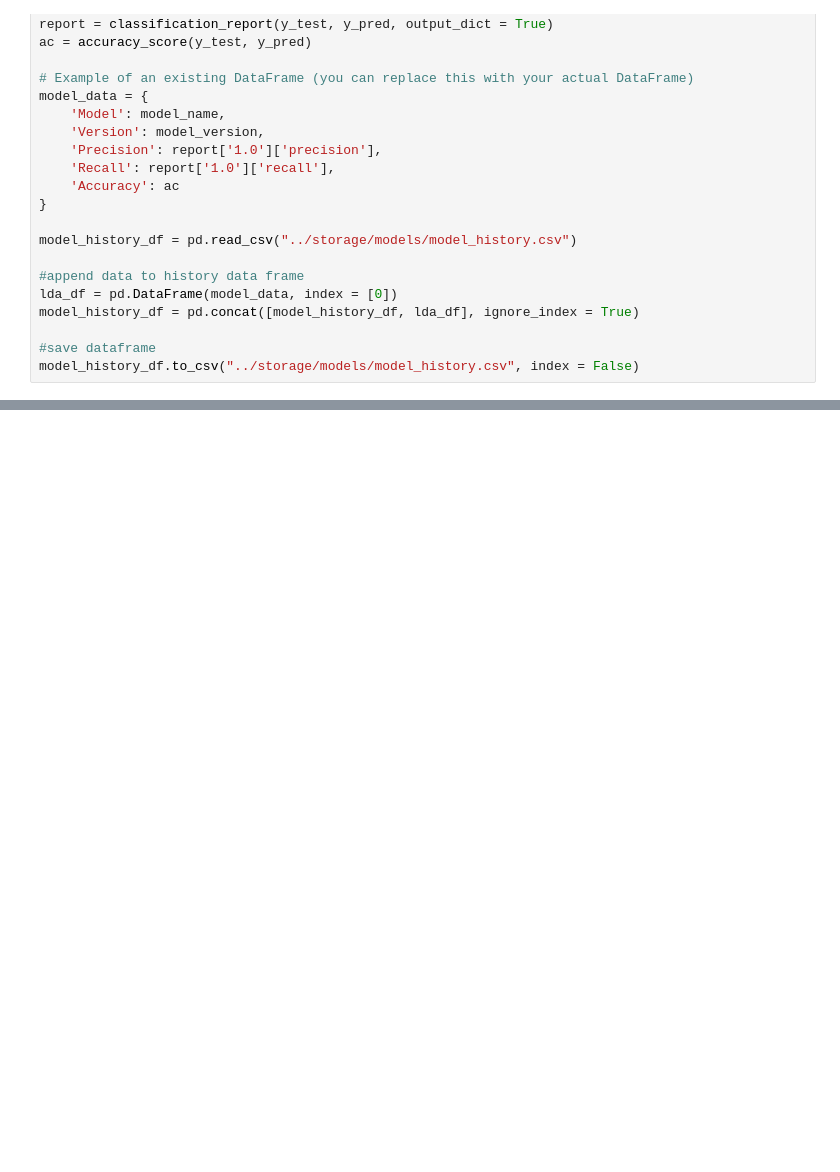
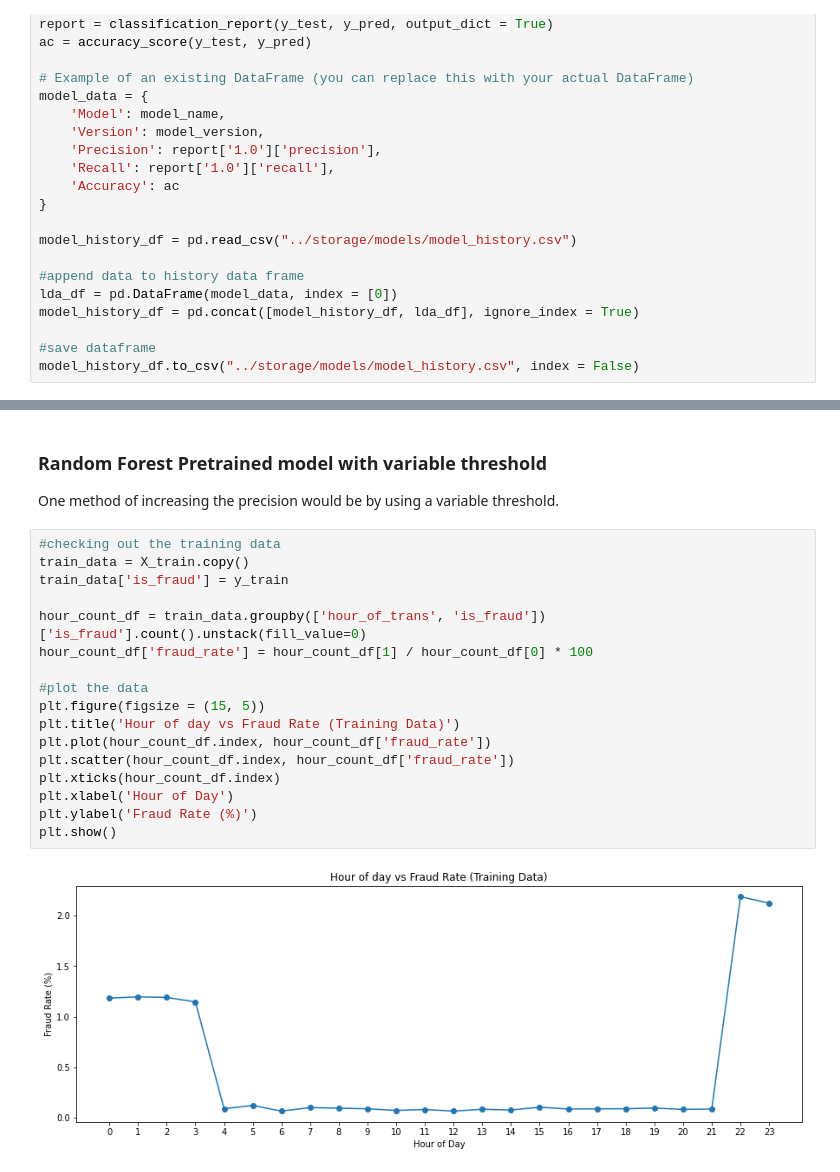
Before and after one commit to kaneelgit/senevirathne-kaneel-EN705603, a Jupyter notebook: securebank/analysis/model_performance.ipynb, the cells around one changed output, grey strips where cells are left out. Cells and saved outputs as stored; diff of their text form; blank space fills up the shorter version.

```diff
--- a/securebank/analysis/model_performance.ipynb
+++ b/securebank/analysis/model_performance.ipynb
@@ -308,0 +382,23 @@ model_history_df.to_csv("../storage/models/model_history.csv", index = False)
+# %% [markdown]
+### Random Forest Pretrained model with variable threshold ###
+
+One method of increasing the precision would be by using a variable threshold.
+# %%
+#checking out the training data
+train_data = X_train.copy()
+train_data['is_fraud'] = y_train
+
+hour_count_df = train_data.groupby(['hour_of_trans', 'is_fraud'])['is_fraud'].count().unstack(fill_value=0)
+hour_count_df['fraud_rate'] = hour_count_df[1] / hour_count_df[0] * 100
+
+#plot the data
+plt.figure(figsize = (15, 5))
+plt.title('Hour of day vs Fraud Rate (Training Data)')
+plt.plot(hour_count_df.index, hour_count_df['fraud_rate'])
+plt.scatter(hour_count_df.index, hour_count_df['fraud_rate'])
+plt.xticks(hour_count_df.index)
+plt.xlabel('Hour of Day')
+plt.ylabel('Fraud Rate (%)')
+plt.show()
+# %% [output]
+[figure, added]
```
Also changed, not shown: parts of 27 cells of this notebook.
